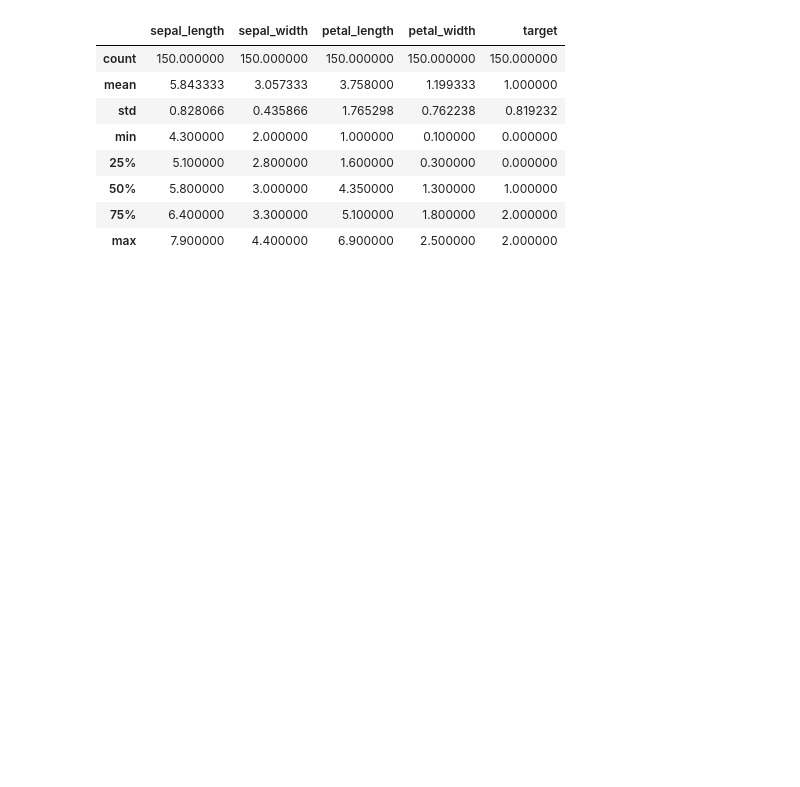
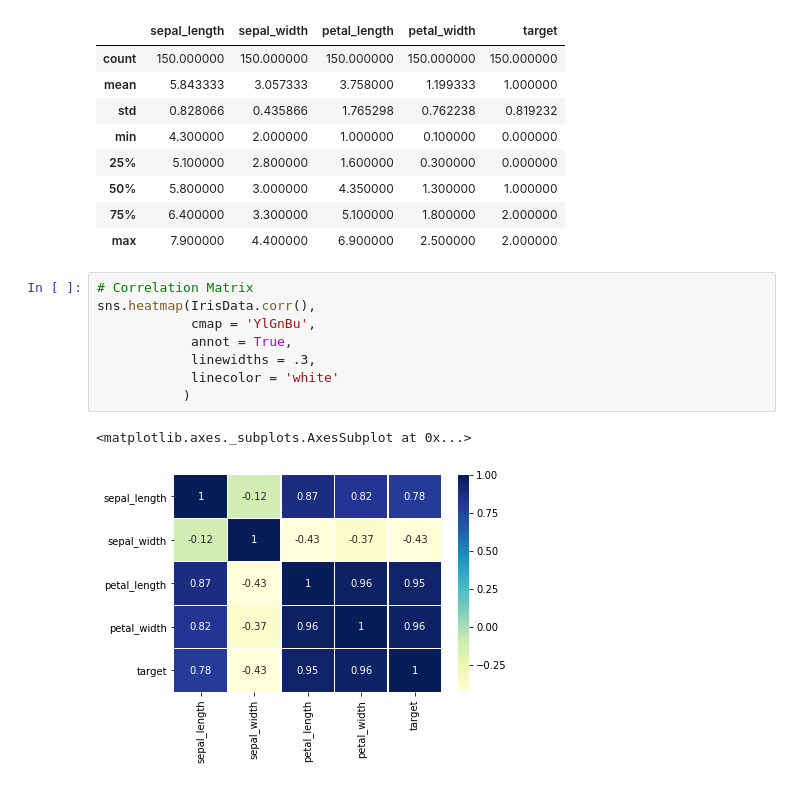
Before and after one commit to mostafaghadimi/IEEE-HandsOn, a Jupyter notebook: GLM.ipynb, the cells around one changed output. Drawn from its saved outputs; the diff is of its cells as text; blank space fills up the shorter version.

Commit message:
[GLM] heatmap added

```diff
--- a/GLM.ipynb
+++ b/GLM.ipynb
@@ -118,3 +119,14 @@ IrisData.describe()
 | 50% | 5.800000 | 3.000000 | 4.350000 | 1.300000 | 1.000000 |
 | 75% | 6.400000 | 3.300000 | 5.100000 | 1.800000 | 2.000000 |
 | max | 7.900000 | 4.400000 | 6.900000 | 2.500000 | 2.000000 |
+# %%
+# Correlation Matrix
+sns.heatmap(IrisData.corr(),
+            cmap = 'YlGnBu',
+            annot = True,
+            linewidths = .3,
+            linecolor = 'white'
+           )
+# %% [output]
+<matplotlib.axes._subplots.AxesSubplot at 0x...>
+[figure, added]
```
Also changed, not shown: parts of 3 cells of this notebook.
